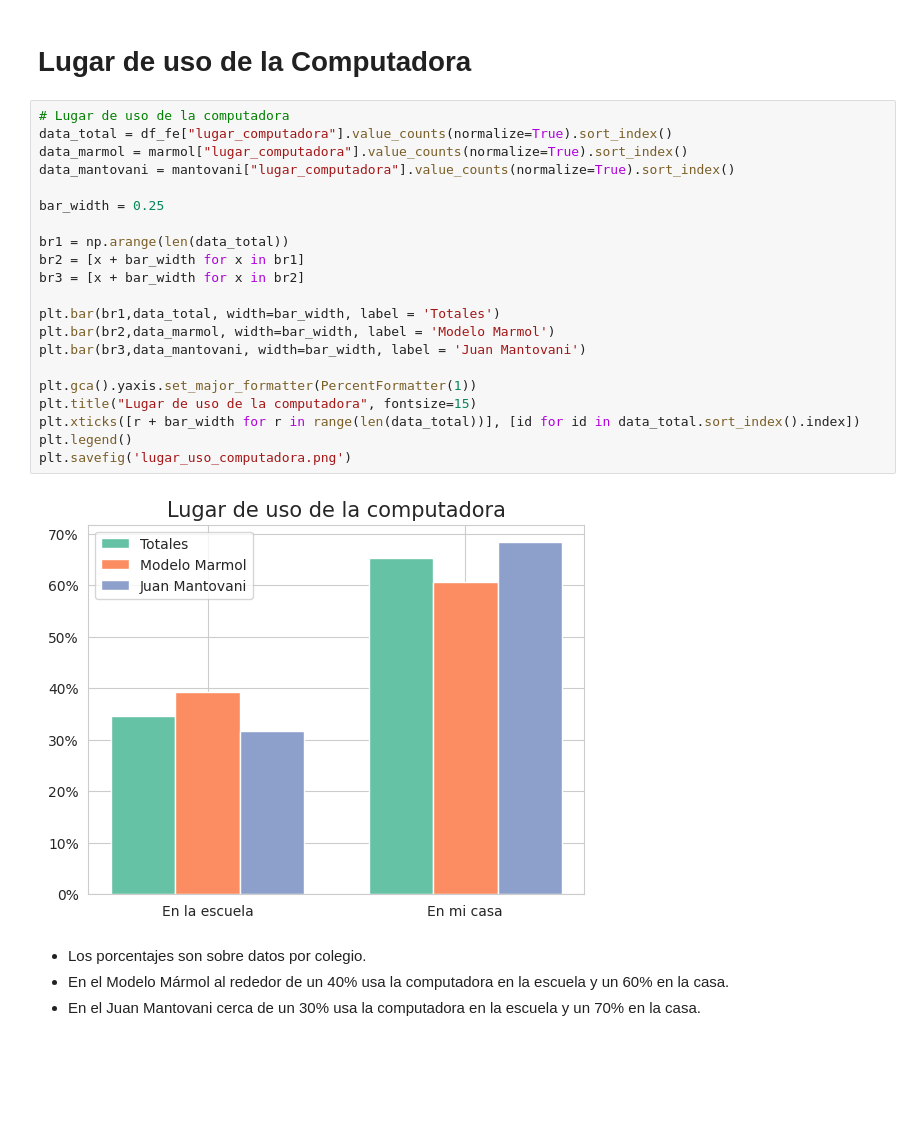
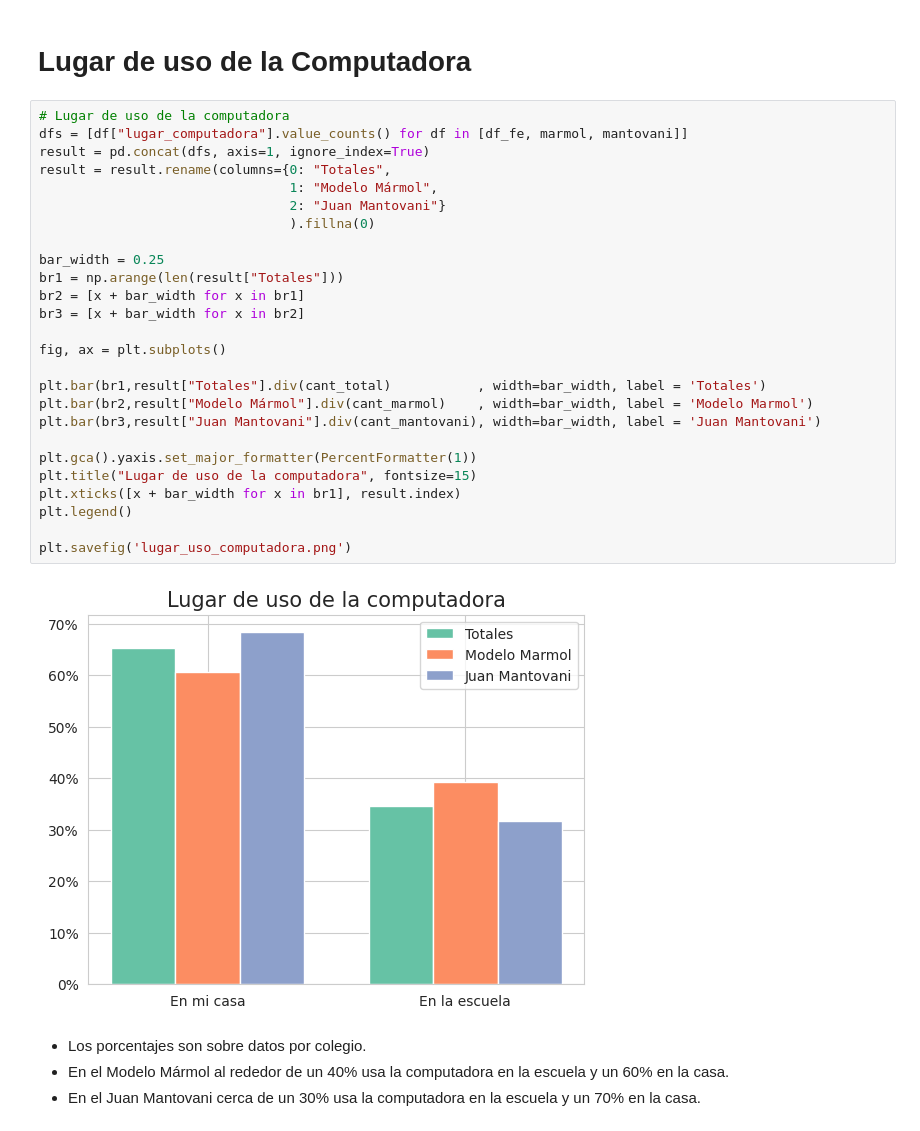
Before and after one commit to fedesassone/tesis, a Jupyter notebook: notebooks/poblacional/Poblacional.ipynb, the cells around one changed output. Cells and saved outputs as stored; diff of their text form; blank space fills up the shorter version.

```diff
--- a/notebooks/poblacional/Poblacional.ipynb
+++ b/notebooks/poblacional/Poblacional.ipynb
@@ -277,27 +268,32 @@ Otro                   0.0375           0.000000
 # Lugar de uso de la Computadora
 # %%
 # Lugar de uso de la computadora
-data_total = df_fe["lugar_computadora"].value_counts(normalize=True).sort_index()
-data_marmol = marmol["lugar_computadora"].value_counts(normalize=True).sort_index()
-data_mantovani = mantovani["lugar_computadora"].value_counts(normalize=True).sort_index()
+dfs = [df["lugar_computadora"].value_counts() for df in [df_fe, marmol, mantovani]]
+result = pd.concat(dfs, axis=1, ignore_index=True)
+result = result.rename(columns={0: "Totales",
+                                1: "Modelo Mármol",
+                                2: "Juan Mantovani"}
+                                ).fillna(0)
 
 bar_width = 0.25
-
-br1 = np.arange(len(data_total))
+br1 = np.arange(len(result["Totales"]))
 br2 = [x + bar_width for x in br1]
 br3 = [x + bar_width for x in br2]
 
-plt.bar(br1,data_total, width=bar_width, label = 'Totales')
-plt.bar(br2,data_marmol, width=bar_width, label = 'Modelo Marmol')
-plt.bar(br3,data_mantovani, width=bar_width, label = 'Juan Mantovani')
+fig, ax = plt.subplots()
+
+plt.bar(br1,result["Totales"].div(cant_total)           , width=bar_width, label = 'Totales')
+plt.bar(br2,result["Modelo Mármol"].div(cant_marmol)    , width=bar_width, label = 'Modelo Marmol')
+plt.bar(br3,result["Juan Mantovani"].div(cant_mantovani), width=bar_width, label = 'Juan Mantovani')
 
 plt.gca().yaxis.set_major_formatter(PercentFormatter(1))
 plt.title("Lugar de uso de la computadora", fontsize=15)
-plt.xticks([r + bar_width for r in range(len(data_total))], [id for id in data_total.sort_index().index])
+plt.xticks([x + bar_width for x in br1], result.index)
 plt.legend()
+
 plt.savefig('lugar_uso_computadora.png')
 # %% [output]
-[figure, old version]
+[figure, new version]
 # %% [markdown]
 * Los porcentajes son sobre datos por colegio.
 * En el Modelo Mármol al rededor de un 40% usa la computadora en la escuela y un 60% en la casa.
```
Also changed, not shown: parts of 5 cells of this notebook, 6 other files.
